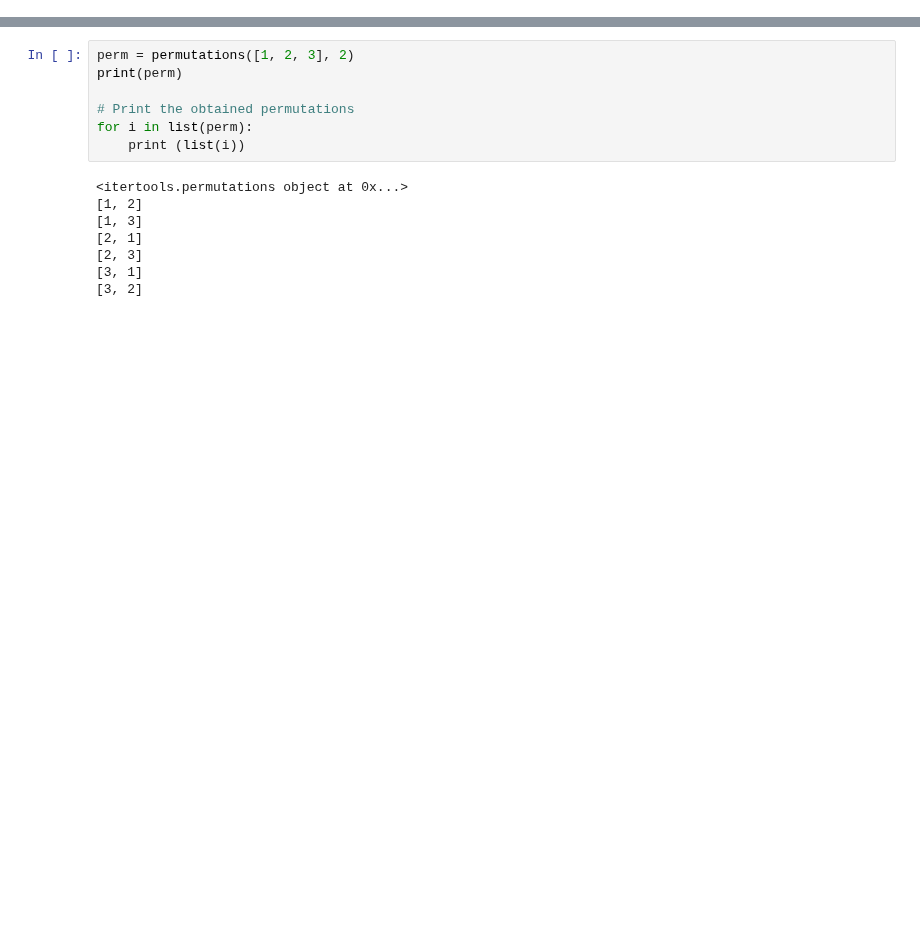
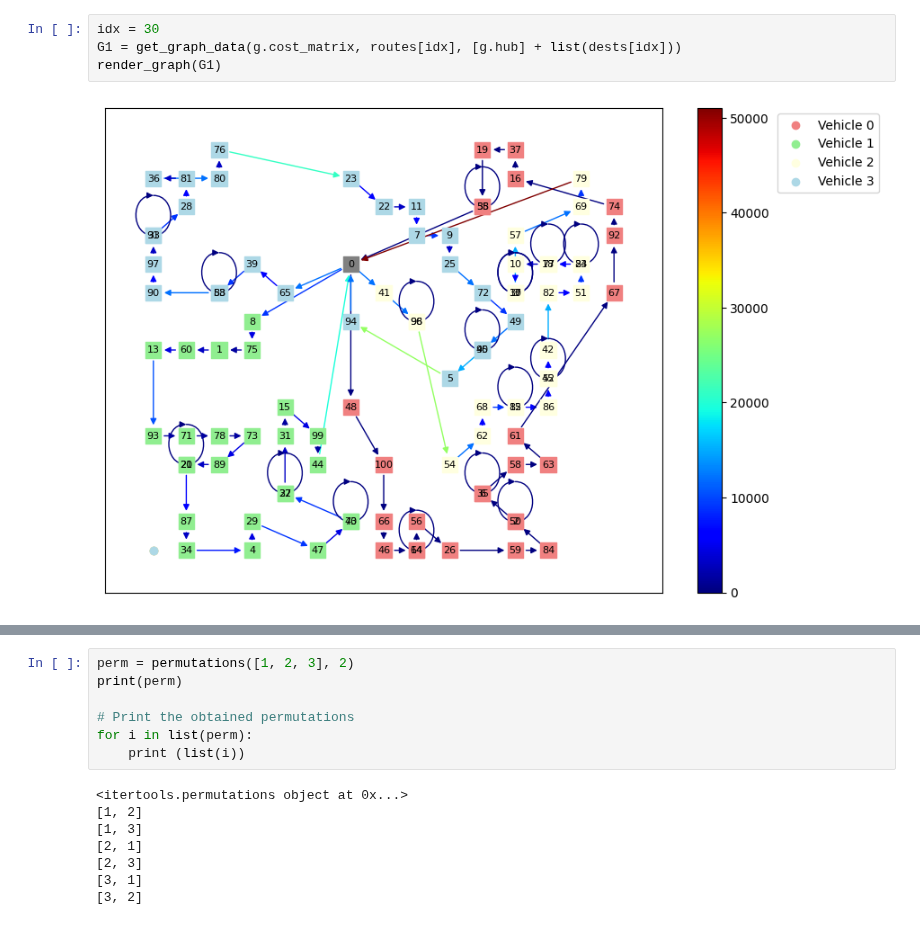
Before and after one commit to Farid-Najar/TransportersDilemma, a Jupyter notebook: RL/GNN.ipynb, the cells around one changed output, grey strips where cells are left out. Drawn from its saved outputs; the diff is of its cells as text; blank space fills up the shorter version.

```diff
--- a/RL/GNN.ipynb
+++ b/RL/GNN.ipynb
@@ -34,2 +132,8 @@ env = RemoveActionEnv(game = g, saved_routes = routes, saved_dests=dests,
+# %%
+idx = 30
+G1 = get_graph_data(g.cost_matrix, routes[idx], [g.hub] + list(dests[idx]))
+render_graph(G1)
+# %% [output]
+[figure, added]
 # %%
 
```
Also changed, not shown: parts of 10 cells of this notebook, 18 other files.
